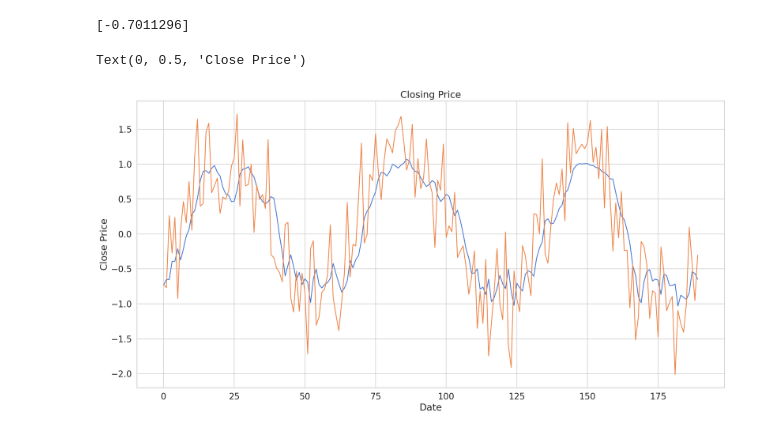
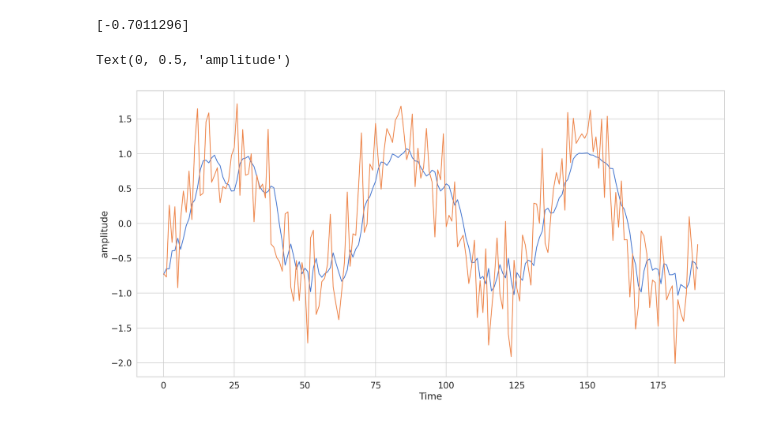
Before and after one commit to TareDevarsh/machine_learning, a Jupyter notebook: Time_series_data.ipynb, the cells around one changed output. Saved outputs shown, nothing was run; the diff lists cells and outputs as text; code cells hidden in the pictures.

```diff
--- a/Time_series_data.ipynb
+++ b/Time_series_data.ipynb
@@ -99,11 +99,10 @@ print(y_pred[0])
 [-0.7011296]
 # %%
 plt.figure(figsize=(20,10))
-plt.title('Closing Price')
 plt.plot(y_pred)
 plt.plot(y_test)
-plt.xlabel('Date')
-plt.ylabel('Close Price')
+plt.xlabel('Time')
+plt.ylabel('amplitude')
 # %% [output]
-Text(0, 0.5, 'Close Price')
+Text(0, 0.5, 'amplitude')
-[figure, old version]
+[figure, new version]
```
